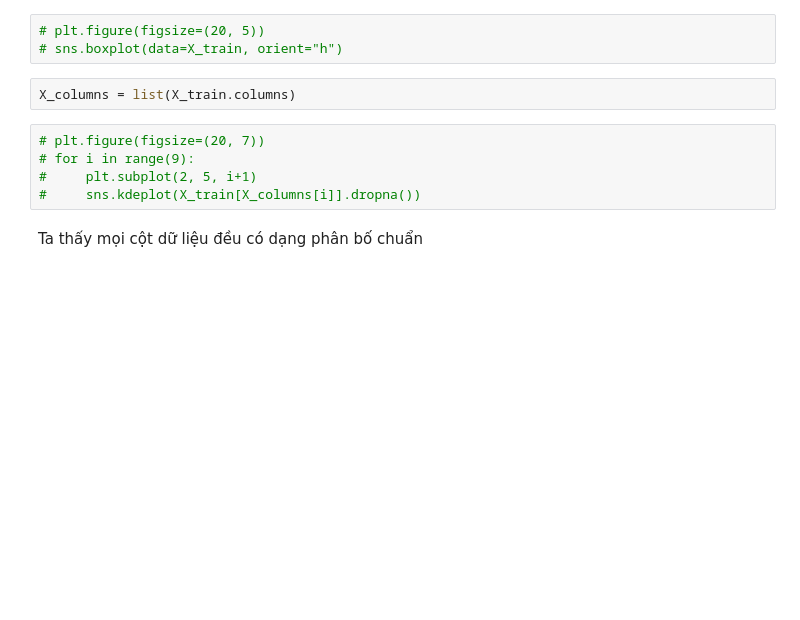
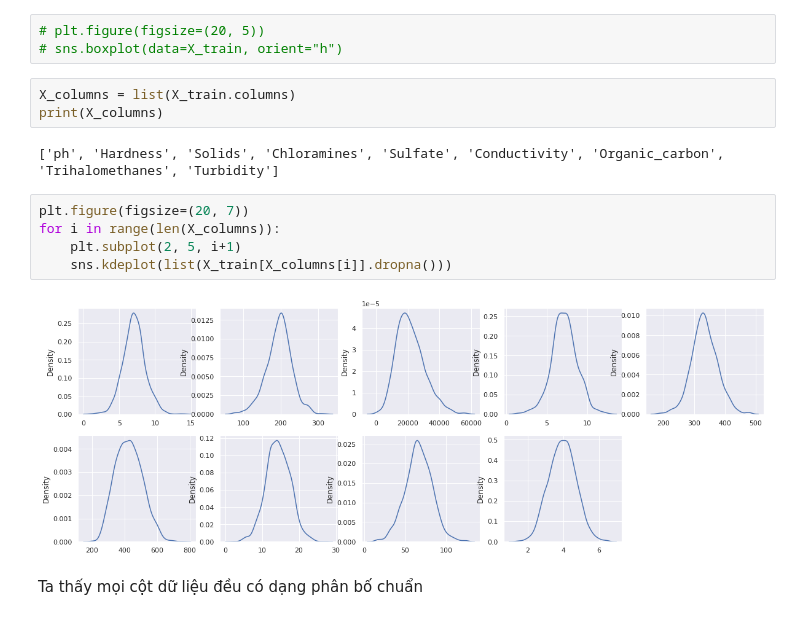
Before and after one commit to phuocleoceo/water-potability, a Jupyter notebook: main-balance.ipynb, the cells around one changed output. Drawn from its saved outputs; the diff is of its cells as text; blank space fills up the shorter version.

```diff
--- a/main-balance.ipynb
+++ b/main-balance.ipynb
@@ -132,11 +132,16 @@ Y_test_percent.plot.pie(figsize=(8, 8), shadow=True, autopct='%1.2f%%')
 # sns.boxplot(data=X_train, orient="h")
 # %%
 X_columns = list(X_train.columns)
+print(X_columns)
+# %% [output]
+['ph', 'Hardness', 'Solids', 'Chloramines', 'Sulfate', 'Conductivity', 'Organic_carbon', 'Trihalomethanes', 'Turbidity']
 # %%
-# plt.figure(figsize=(20, 7))
-# for i in range(9):
-#     plt.subplot(2, 5, i+1)
-#     sns.kdeplot(X_train[X_columns[i]].dropna())
+plt.figure(figsize=(20, 7))
+for i in range(len(X_columns)):
+    plt.subplot(2, 5, i+1)
+    sns.kdeplot(list(X_train[X_columns[i]].dropna()))
+# %% [output]
+[figure, added]
 # %% [markdown]
 Ta thấy mọi cột dữ liệu đều có dạng phân bố chuẩn
 # %%
```
Also changed, not shown: parts of 3 cells of this notebook, 1 other file.
